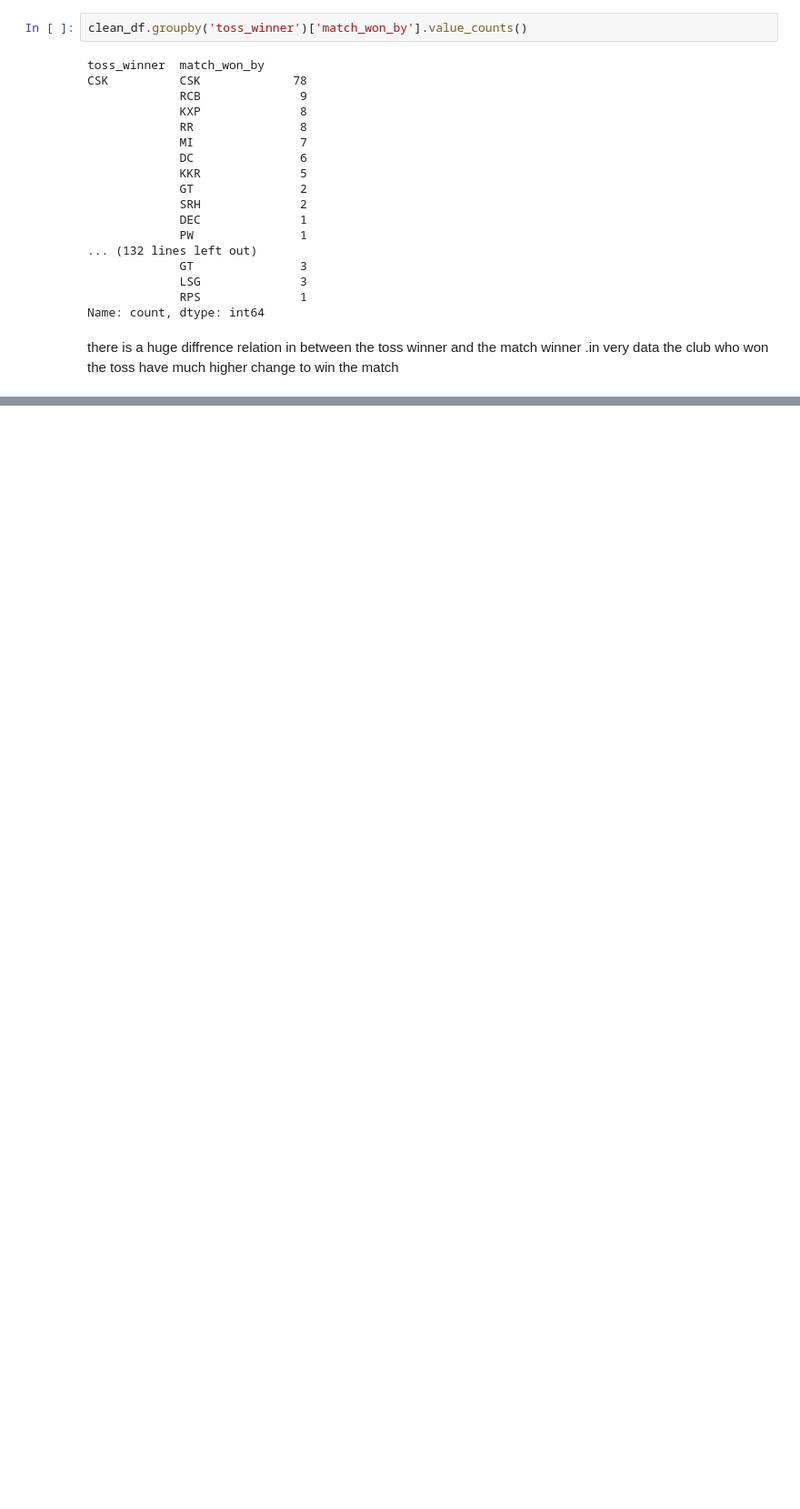
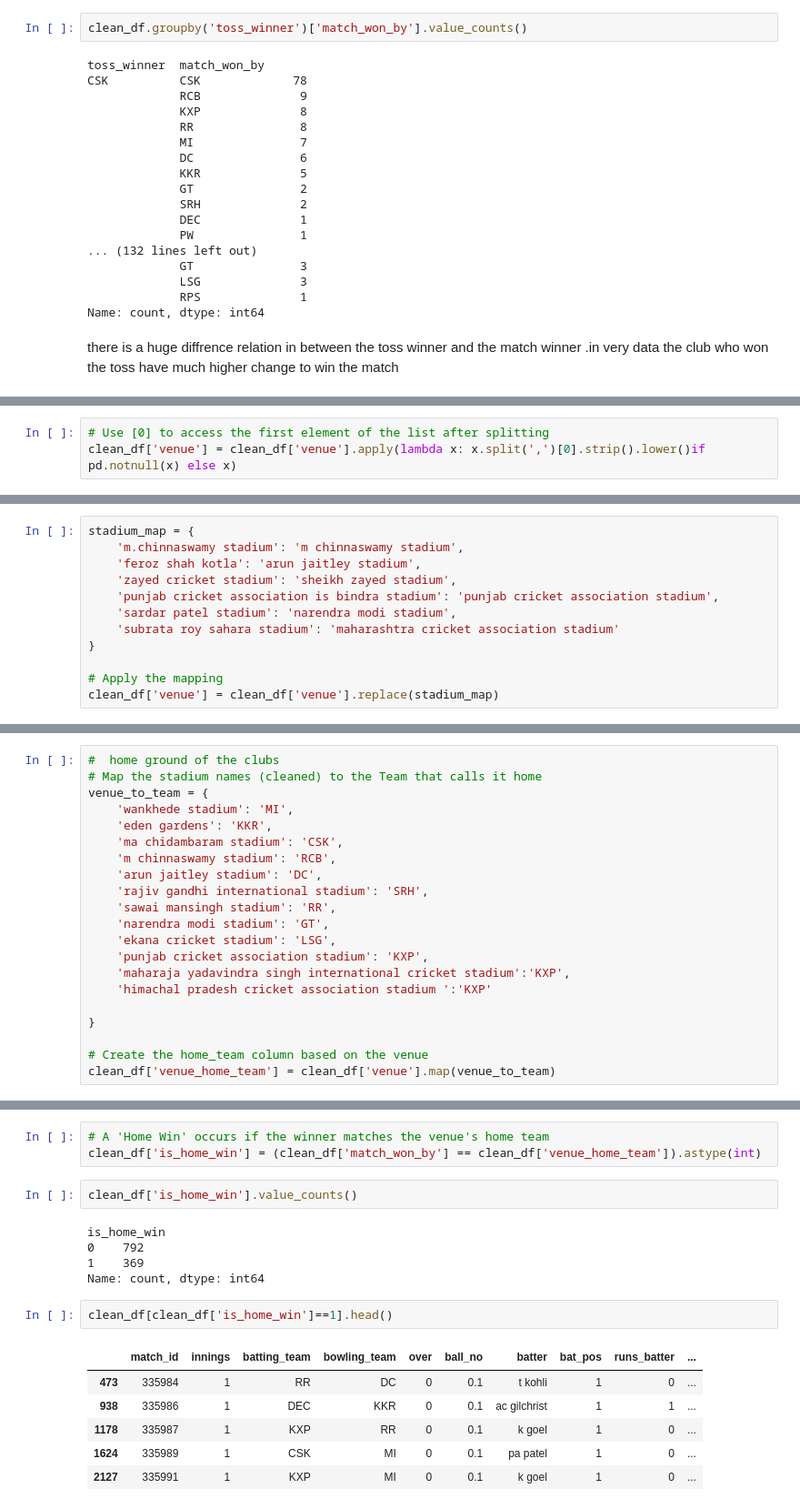
Before and after one commit to karansingh-chauhan/IPL-DATA-ANALYSIS, a Jupyter notebook: main.ipynb, the cells around one changed output, grey strips where cells are left out. Shown at 91% size. Saved outputs shown, nothing was run; the diff lists cells and outputs as text; blank space fills up the shorter version.

Commit message:
finding patterns in home ground wins

```diff
--- a/main.ipynb
+++ b/main.ipynb
@@ -1183,0 +1240,3 @@ there is a huge diffrence relation in between the toss winner and the match winn
+# %%
+# Use [0] to access the first element of the list after splitting
+clean_df['venue'] = clean_df['venue'].apply(lambda x: x.split(',')[0].strip().lower()if pd.notnull(x) else x)
@@ -1183,0 +1263,12 @@ there is a huge diffrence relation in between the toss winner and the match winn
+# %%
+stadium_map = {
+    'm.chinnaswamy stadium': 'm chinnaswamy stadium',
+    'feroz shah kotla': 'arun jaitley stadium',
+    'zayed cricket stadium': 'sheikh zayed stadium',
+    'punjab cricket association is bindra stadium': 'punjab cricket association stadium',
+    'sardar patel stadium': 'narendra modi stadium',
+    'subrata roy sahara stadium': 'maharashtra cricket association stadium'
+}
+
+# Apply the mapping
+clean_df['venue'] = clean_df['venue'].replace(stadium_map)
@@ -1183,0 +1320,21 @@ there is a huge diffrence relation in between the toss winner and the match winn
+# %%
+#  home ground of the clubs
+# Map the stadium names (cleaned) to the Team that calls it home
+venue_to_team = {
+    'wankhede stadium': 'MI',
+    'eden gardens': 'KKR',
+    'ma chidambaram stadium': 'CSK',
+    'm chinnaswamy stadium': 'RCB',
+    'arun jaitley stadium': 'DC',
+    'rajiv gandhi international stadium': 'SRH',
+    'sawai mansingh stadium': 'RR',
+    'narendra modi stadium': 'GT',
+    'ekana cricket stadium': 'LSG',
+    'punjab cricket association stadium': 'KXP',
+    'maharaja yadavindra singh international cricket stadium':'KXP',
+    'himachal pradesh cricket association stadium ':'KXP'
+
+}
+
+# Create the home_team column based on the venue
+clean_df['venue_home_team'] = clean_df['venue'].map(venue_to_team)
@@ -1183,0 +1345,19 @@ there is a huge diffrence relation in between the toss winner and the match winn
+# %%
+# A 'Home Win' occurs if the winner matches the venue's home team
+clean_df['is_home_win'] = (clean_df['match_won_by'] == clean_df['venue_home_team']).astype(int)
+# %%
+clean_df['is_home_win'].value_counts()
+# %% [output]
+is_home_win
+0    792
+1    369
+Name: count, dtype: int64
+# %%
+clean_df[clean_df['is_home_win']==1].head()
+# %% [output]
+|  | match_id | innings | batting_team | bowling_team | over | ball_no | batter | bat_pos | runs_batter | ... |
+| 473 | 335984 | 1 | RR | DC | 0 | 0.1 | t kohli | 1 | 0 | ... |
+| 938 | 335986 | 1 | DEC | KKR | 0 | 0.1 | ac gilchrist | 1 | 1 | ... |
+| 1178 | 335987 | 1 | KXP | RR | 0 | 0.1 | k goel | 1 | 0 | ... |
+| 1624 | 335989 | 1 | CSK | MI | 0 | 0.1 | pa patel | 1 | 0 | ... |
+| 2127 | 335991 | 1 | KXP | MI | 0 | 0.1 | k goel | 1 | 0 | ... |
```
Also changed, not shown: parts of 22 cells of this notebook.
